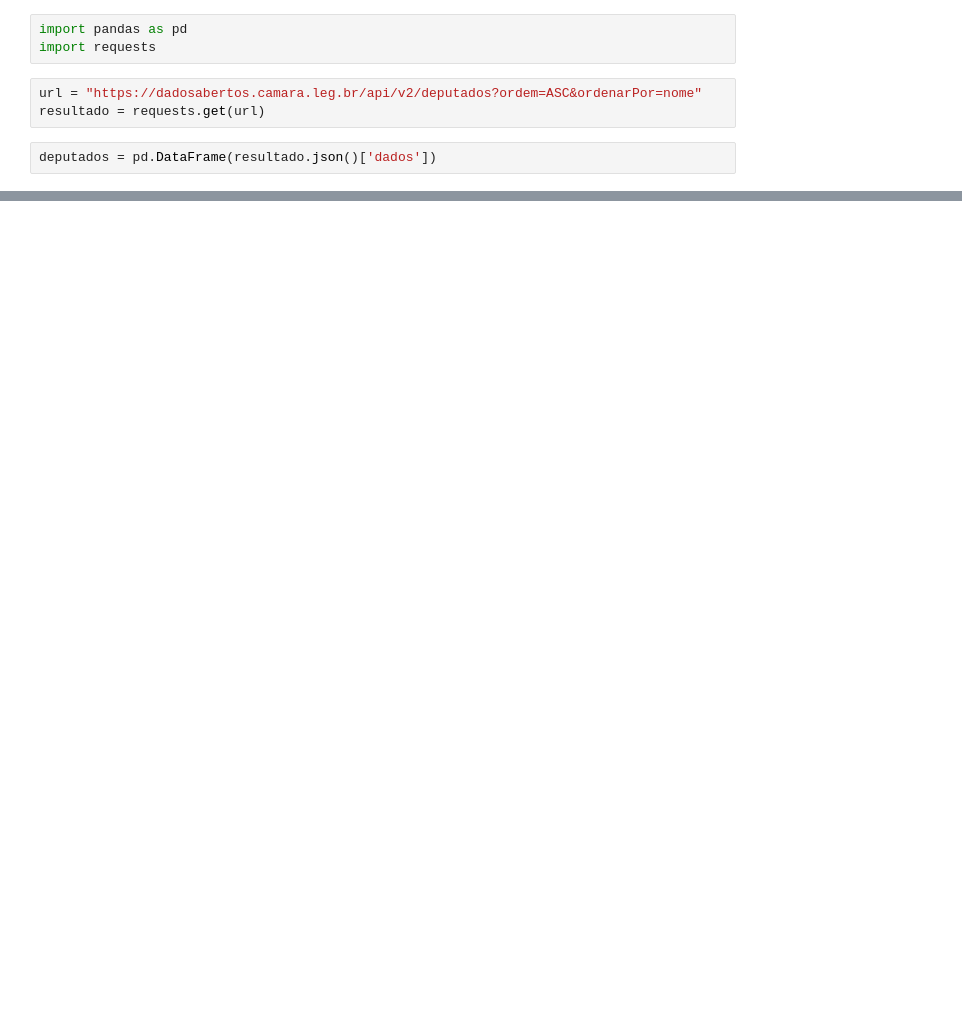
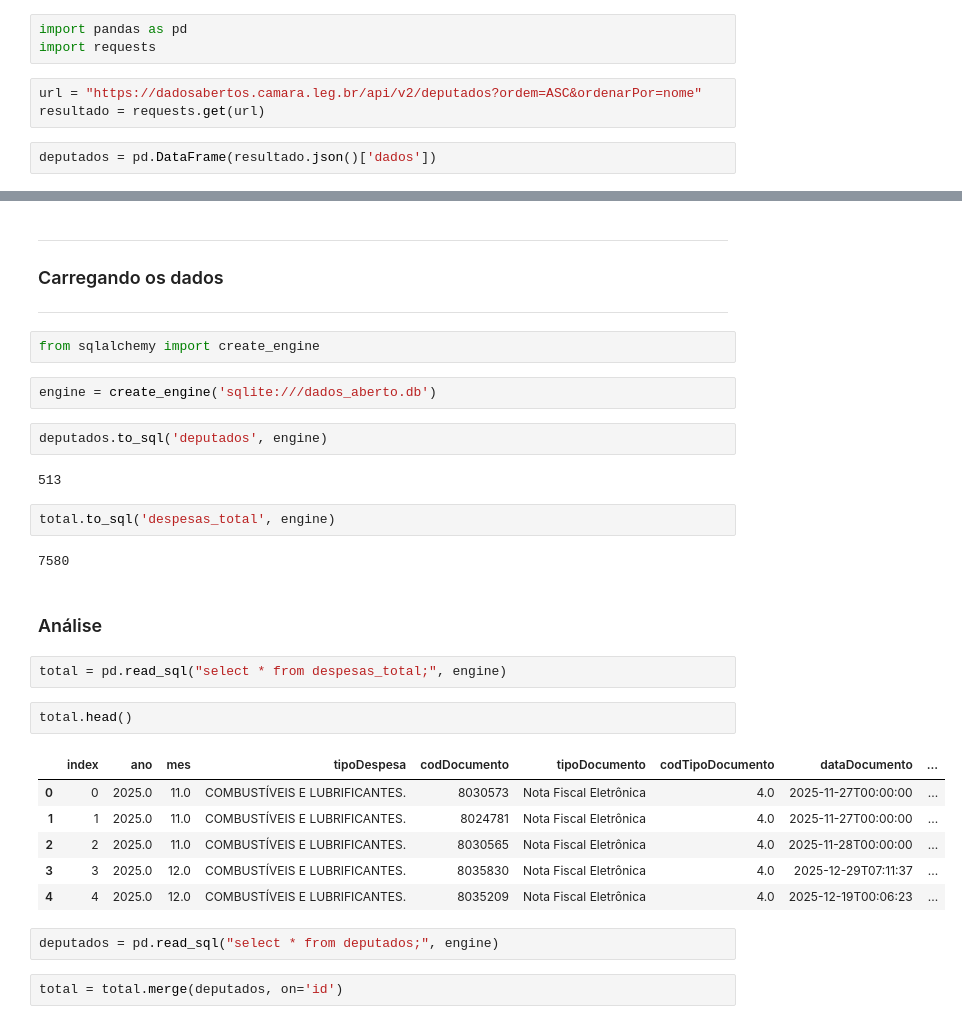
Before and after one commit to gblsun/knowledge-repo, a Jupyter notebook: Cursos Livres - Impacta/ETL/4. Projeto de Análise de Dados/Projeto.ipynb, the cells around one changed output, grey strips where cells are left out. Saved outputs shown, nothing was run; the diff lists cells and outputs as text; blank space fills up the shorter version.

```diff
--- a/Cursos Livres - Impacta/ETL/4. Projeto de Análise de Dados/Projeto.ipynb
+++ b/Cursos Livres - Impacta/ETL/4. Projeto de Análise de Dados/Projeto.ipynb
@@ -34,0 +221,33 @@ SyntaxError: incomplete input (3783811880.py, line 2)
+# %% [markdown]
+---
+### Carregando os dados
+---
+# %%
+from sqlalchemy import create_engine
+# %%
+engine = create_engine('sqlite:///dados_aberto.db')
+# %%
+deputados.to_sql('deputados', engine)
+# %% [output]
+513
+# %%
+total.to_sql('despesas_total', engine)
+# %% [output]
+7580
+# %% [markdown]
+### Análise
+# %%
+total = pd.read_sql("select * from despesas_total;", engine)
+# %%
+total.head()
+# %% [output]
+|  | index | ano | mes | tipoDespesa | codDocumento | tipoDocumento | codTipoDocumento | dataDocumento | ... |
+| 0 | 0 | 2025.0 | 11.0 | COMBUSTÍVEIS E LUBRIFICANTES. | 8030573 | Nota Fiscal Eletrônica | 4.0 | 2025-11-27T00:00:00 | ... |
+| 1 | 1 | 2025.0 | 11.0 | COMBUSTÍVEIS E LUBRIFICANTES. | 8024781 | Nota Fiscal Eletrônica | 4.0 | 2025-11-27T00:00:00 | ... |
+| 2 | 2 | 2025.0 | 11.0 | COMBUSTÍVEIS E LUBRIFICANTES. | 8030565 | Nota Fiscal Eletrônica | 4.0 | 2025-11-28T00:00:00 | ... |
+| 3 | 3 | 2025.0 | 12.0 | COMBUSTÍVEIS E LUBRIFICANTES. | 8035830 | Nota Fiscal Eletrônica | 4.0 | 2025-12-29T07:11:37 | ... |
+| 4 | 4 | 2025.0 | 12.0 | COMBUSTÍVEIS E LUBRIFICANTES. | 8035209 | Nota Fiscal Eletrônica | 4.0 | 2025-12-19T00:06:23 | ... |
+# %%
+deputados = pd.read_sql("select * from deputados;", engine)
+# %%
+total = total.merge(deputados, on='id')
```
Also changed, not shown: parts of 30 cells of this notebook, 11 other files.
